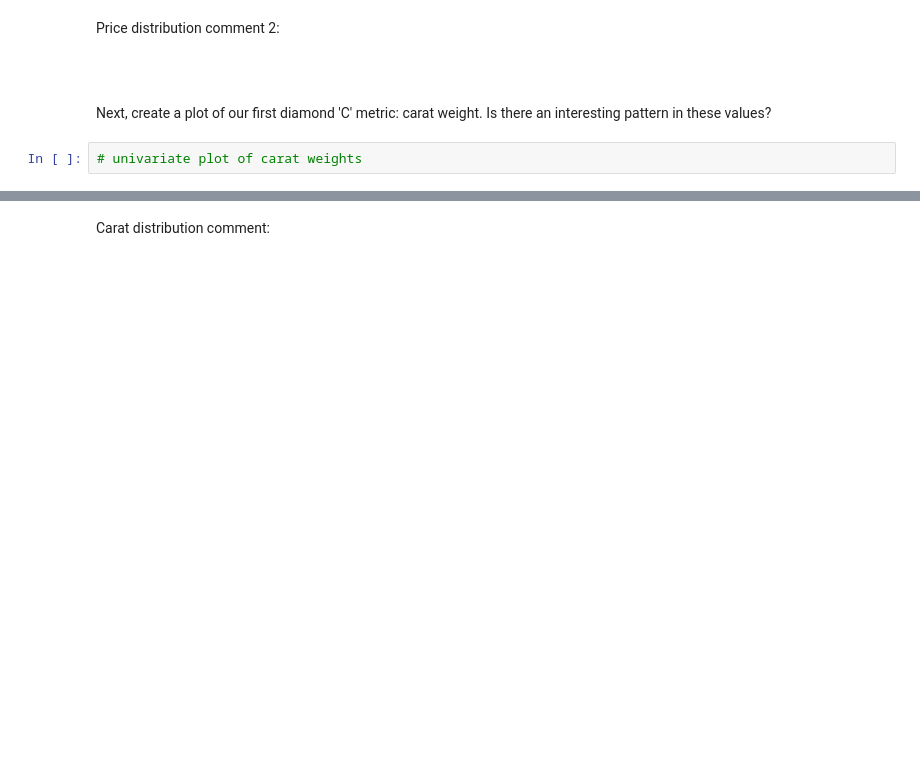
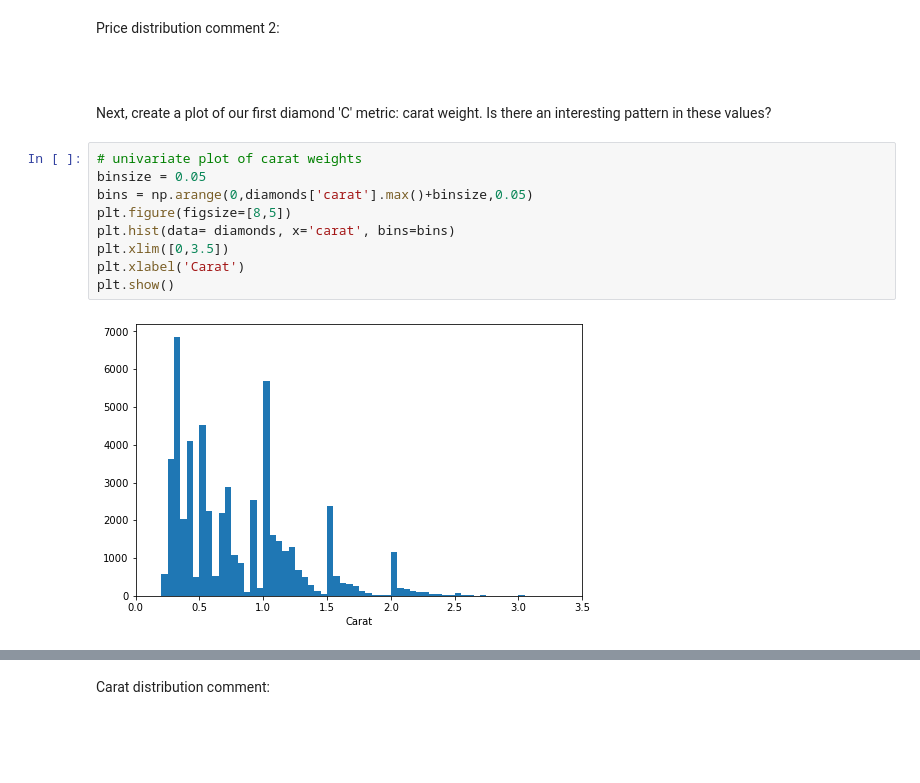
Before and after one commit to DihiaMezghiche/DA_diamonds, a Jupyter notebook: Univariate_Exploration.ipynb, the cells around one changed output, grey strips where cells are left out. Saved outputs shown, nothing was run; the diff lists cells and outputs as text; blank space fills up the shorter version.

```diff
--- a/Univariate_Exploration.ipynb
+++ b/Univariate_Exploration.ipynb
@@ -35,5 +100,14 @@ Price distribution comment 1: <span style="color:white">You should create a hist
 Price distribution comment 2: <span style="color:white">Under a log scale, you should see that the data is roughly bimodal, with one large peak somewhere between 500 and 1000, and a second large peak between 4 and 5 thousand. The price distribution also seems to just cut off at its maximum, rather than declining in a smooth tail.</span>
 # %% [markdown]
 Next, create a plot of our first diamond 'C' metric: carat weight. Is there an interesting pattern in these values?
-# %%
-# univariate plot of carat weights
+# %%
+# univariate plot of carat weights
+binsize = 0.05
+bins = np.arange(0,diamonds['carat'].max()+binsize,0.05)
+plt.figure(figsize=[8,5])
+plt.hist(data= diamonds, x='carat', bins=bins)
+plt.xlim([0,3.5])
+plt.xlabel('Carat')
+plt.show()
+# %% [output]
+[figure, added]
```
Also changed, not shown: parts of 16 cells of this notebook.
